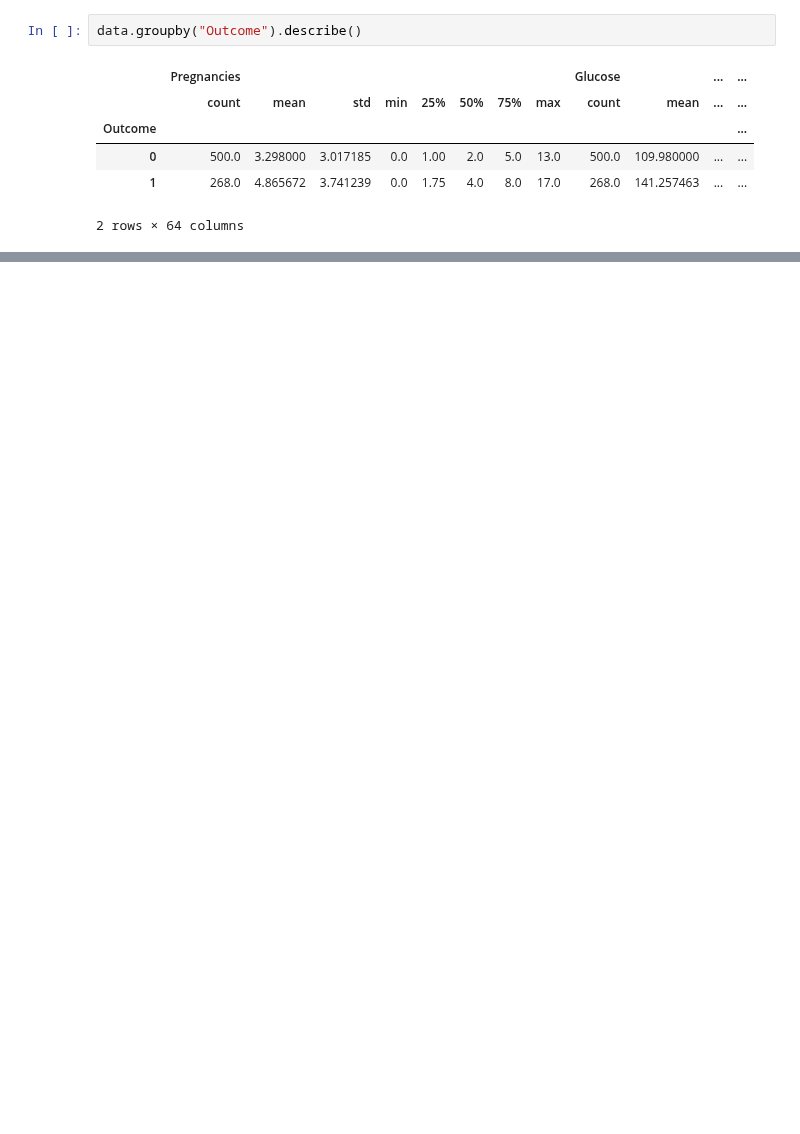
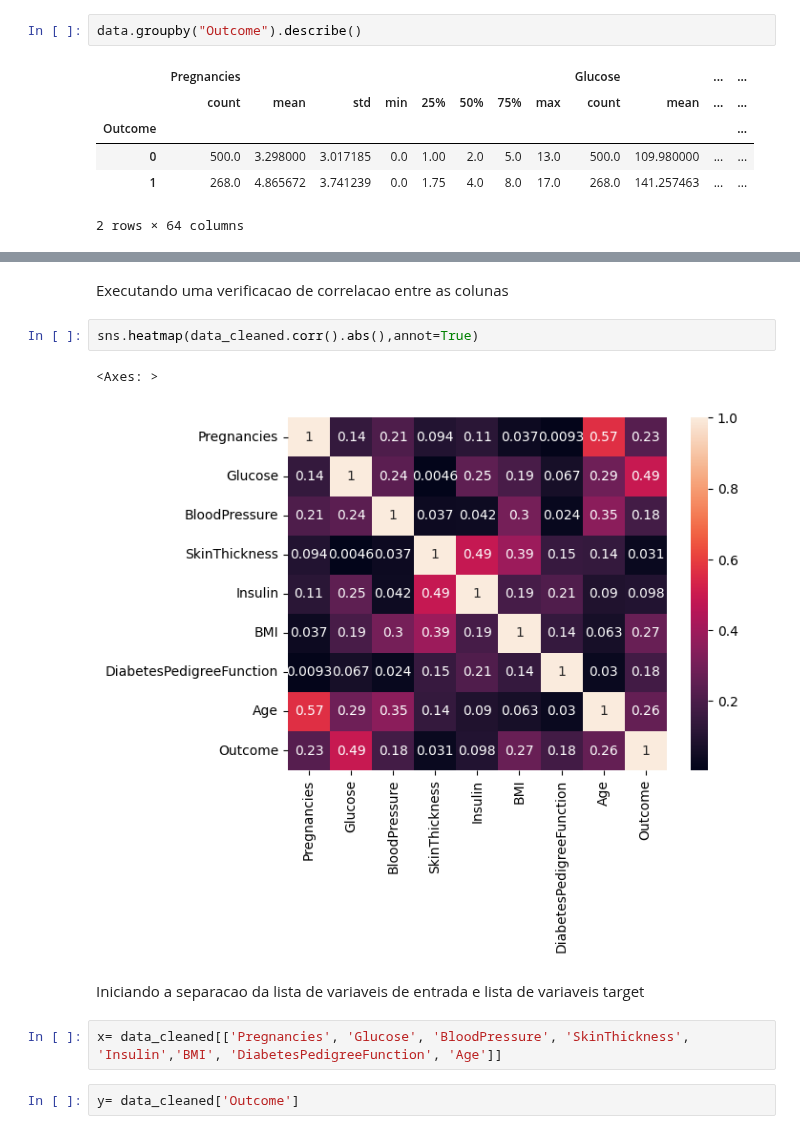
Before and after one commit to LaerteKimura/FIAP_trabalho_ML_Diagnostico, a Jupyter notebook: FIAP_trabalho_ML_Diagnostico.ipynb, the cells around one changed output, grey strips where cells are left out. Saved outputs shown, nothing was run; the diff lists cells and outputs as text; blank space fills up the shorter version.

```diff
--- a/FIAP_trabalho_ML_Diagnostico.ipynb
+++ b/FIAP_trabalho_ML_Diagnostico.ipynb
@@ -106,0 +156,13 @@ data.corr()
+# %% [markdown]
+Executando uma verificacao de correlacao entre as colunas
+# %%
+sns.heatmap(data_cleaned.corr().abs(),annot=True)
+# %% [output]
+<Axes: >
+[figure, added]
+# %% [markdown]
+Iniciando a separacao da lista de variaveis de entrada e lista de variaveis target
+# %%
+x= data_cleaned[['Pregnancies', 'Glucose', 'BloodPressure', 'SkinThickness', 'Insulin','BMI', 'DiabetesPedigreeFunction', 'Age']]
+# %%
+y= data_cleaned['Outcome']
```
Also changed, not shown: parts of 24 cells of this notebook.
